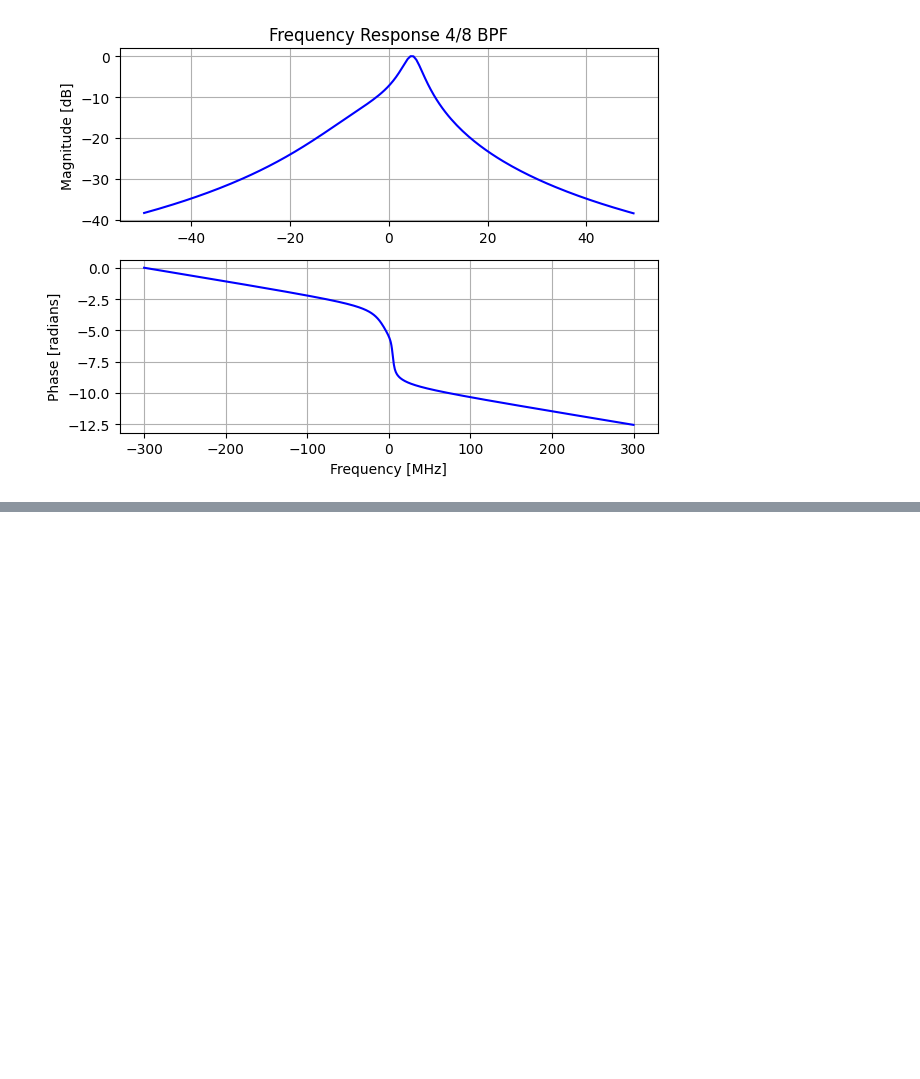
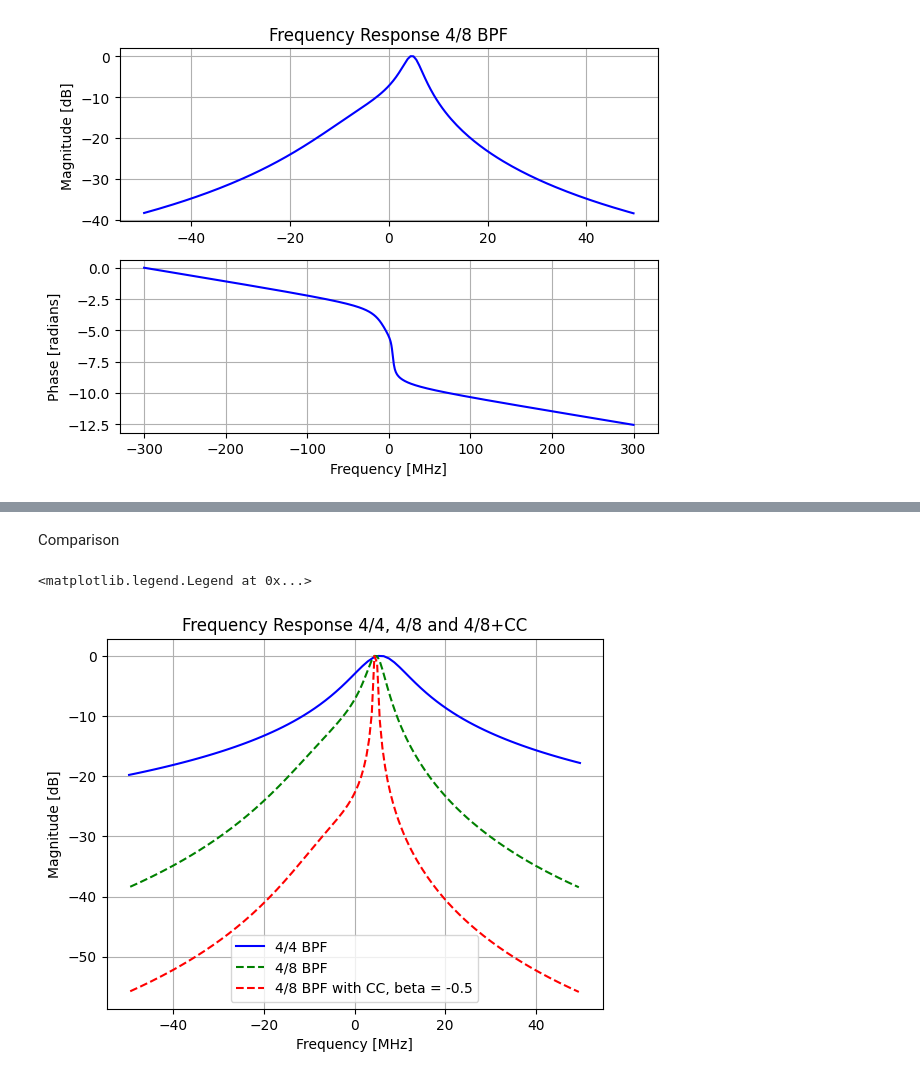
Before and after one commit to arthurmorbach/dt-filters, a Jupyter notebook: fResponse.ipynb, the cells around one changed output, grey strips where cells are left out. Saved outputs shown, nothing was run; the diff lists cells and outputs as text; code cells hidden in the pictures; blank space fills up the shorter version.

```diff
--- a/fResponse.ipynb
+++ b/fResponse.ipynb
@@ -55,10 +55,10 @@ fs / (2 * np.pi) =  1527887453.6821952
 # %%
 # Evaluate the transfer function H(z) on the unit circle, where z = exp(j*omega)
 z = np.exp(1j * omega)
-H = np.polyval(b, z) / np.polyval(a, z)
+H_44 = np.polyval(b, z) / np.polyval(a, z)
 
 # Normalize
-H = H / np.max(np.abs(H))
+H_44 = H_44 / np.max(np.abs(H_44))
 
 # Unit circle in the complex plane
 unit_circle = np.exp(1j * omega)
@@ -66,7 +66,7 @@ unit_circle = np.exp(1j * omega)
 # Plot the unit circle
 plt.plot(np.real(unit_circle), np.imag(unit_circle), 'r--', label='Unit Circle')
 # Plot H(z) on the complex plane
-plt.plot(np.real(H), np.imag(H), 'b', label='H(z) on Unit Circle')
+plt.plot(np.real(H_44), np.imag(H_44), 'b', label='H(z) on Unit Circle')
 plt.title('H(z) on the Unit Circle (Complex Plane)')
 plt.xlabel('Real Part')
 plt.ylabel('Imaginary Part')
@@ -152,9 +152,9 @@ fs / (2 * np.pi) =  95492965.8551372
 # %%
 # Evaluate the transfer function H(z) on the unit circle, where z = exp(j*omega)
 z = np.exp(1j * omega)
-H = np.polyval(b, z) / np.polyval(a, z)
+H_48 = np.polyval(b, z) / np.polyval(a, z)
 # Normalize
-H = H / np.max(np.abs(H))
+H_48 = H_48 / np.max(np.abs(H_48))
 
 # Unit circle in the complex plane
 unit_circle = np.exp(1j * omega)
@@ -162,7 +162,7 @@ unit_circle = np.exp(1j * omega)
 # Plot the unit circle
 plt.plot(np.real(unit_circle), np.imag(unit_circle), 'r--', label='Unit Circle')
 # Plot H(z) on the complex plane
-plt.plot(np.real(H), np.imag(H), 'b', label='H(z) on Unit Circle')
+plt.plot(np.real(H_48), np.imag(H_48), 'b', label='H(z) on Unit Circle')
 plt.title('H(z) on the Unit Circle (Complex Plane)')
 plt.xlabel('Real Part')
 plt.ylabel('Imaginary Part')
@@ -199,0 +292,14 @@ plt.tight_layout()
+# %% [markdown]
+Comparison
+# %%
+plt.plot(frequencies_1[mask_1]/1e6, 20 * np.log10(np.abs(H_44[mask_1])), 'b', label='4/4 BPF')
+plt.ylabel('Magnitude [dB]')
+plt.plot(frequencies[mask]/1e6, 20 * np.log10(np.abs(H_48[mask])), 'g--', label='4/8 BPF')
+plt.plot(frequencies[mask]/1e6, 20 * np.log10(np.abs(H_48_cc[mask])), 'r--', label='4/8 BPF with CC, beta = -0.5')
+plt.grid()
+plt.xlabel('Frequency [MHz]')
+plt.title('Frequency Response 4/4, 4/8 and 4/8+CC')
+plt.legend()
+# %% [output]
+<matplotlib.legend.Legend at 0x...>
+[figure, added]
```
Also changed, not shown: parts of 8 cells of this notebook.
